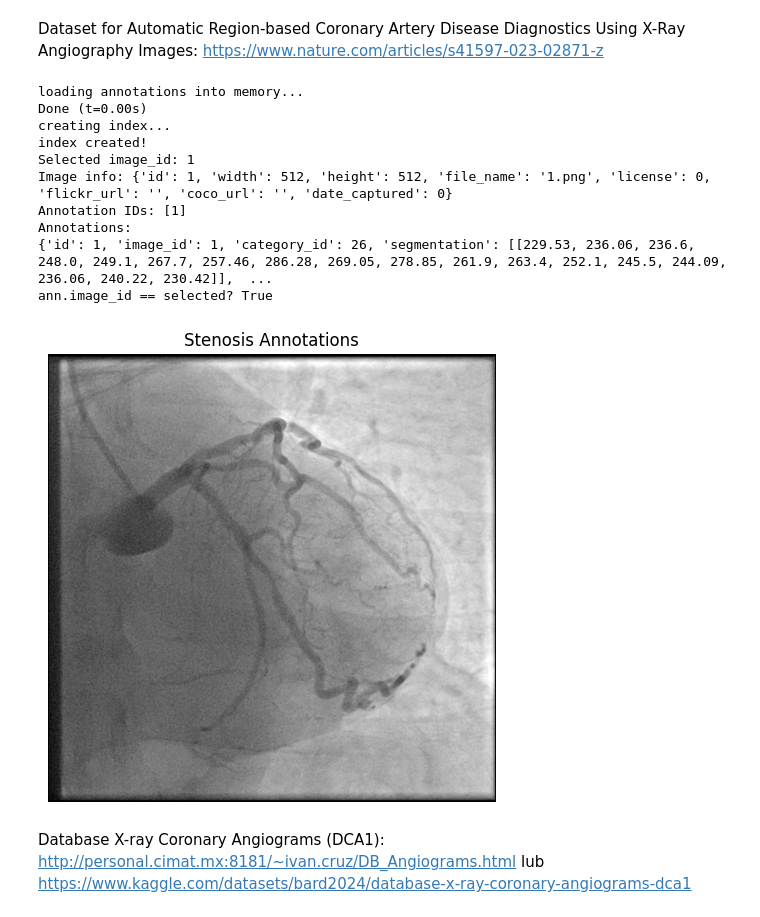
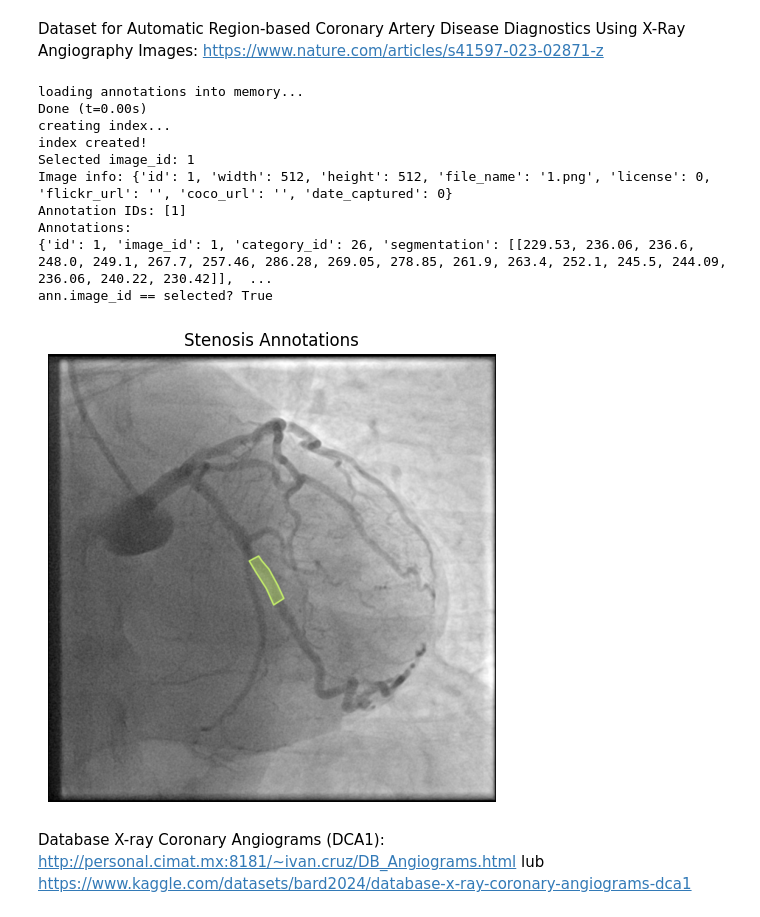
Before and after one commit to lkwinta/coronary-stenosis-detection, a Jupyter notebook: notebooks/datasets.ipynb, the cells around one changed output. Cells and saved outputs as stored; diff of their text form; code cells hidden in the pictures.

```diff
--- a/notebooks/datasets.ipynb
+++ b/notebooks/datasets.ipynb
@@ -29,6 +29,8 @@ extract_dir = "raw_datasets/arcade"
 download_and_unzip(url, zip_path, extract_dir)
 # %%
 from pycocotools.coco import COCO
+import matplotlib.pyplot as plt
+import numpy as np
 
 # na zbiorze train ten kod nie zadziala ponieważ z jakiegos powodu id annotacji są zduplikowane
 ROOT = "raw_datasets/arcade/arcade/stenosis/test"
@@ -38,35 +40,45 @@ ANN_FILE = os.path.join(ROOT, "annotations", "test.json")
 coco = COCO(ANN_FILE)
 
 img_id = coco.getImgIds()[0]
 print("Selected image_id:", img_id)
 
 img_info = coco.loadImgs([img_id])[0]
 print("Image info:", img_info)
 
 img = cv2.imread(os.path.join(IMG_DIR, img_info["file_name"]), cv2.IMREAD_GRAYSCALE)
 
 ann_ids = coco.getAnnIds(imgIds=[img_id])
 print("Annotation IDs:", ann_ids)
 
 anns = coco.loadAnns(ann_ids)
 print("Annotations:")
 for ann in anns:
     print(ann)
     print("ann.image_id == selected?", ann["image_id"] == img_id)
 
-show_image(img, titles=["Stenosis Annotations"])
+fig, ax = plt.subplots(figsize=(8, 8))
+ax.imshow(img, cmap="gray")
+ax.axis("off")
+plt.sca(ax)
+coco.showAnns(anns)
+fig.subplots_adjust(left=0, right=1, top=1, bottom=0)
+fig.canvas.draw()
+img_with_anns = np.array(fig.canvas.renderer.buffer_rgba(), dtype=np.uint8)[..., :3]
+plt.close(fig)
+
+show_image(img_with_anns, titles=["Stenosis Annotations"])
 # %% [output]
 loading annotations into memory...
 Done (t=0.00s)
 creating index...
 index created!
 Selected image_id: 1
 Image info: {'id': 1, 'width': 512, 'height': 512, 'file_name': '1.png', 'license': 0, 'flickr_url': '', 'coco_url': '', 'date_captured': 0}
 Annotation IDs: [1]
 Annotations:
 {'id': 1, 'image_id': 1, 'category_id': 26, 'segmentation': [[229.53, 236.06, 236.6, 248.0, 249.1, 267.7, 257.46, 286.28, 269.05, 278.85, 261.9, 263.4, 252.1, 245.5, 244.09, 236.06, 240.22, 230.42]],  ...
 ann.image_id == selected? True
-[figure, old version]
+[figure, new version]
 # %% [markdown]
 Database X-ray Coronary Angiograms (DCA1): http://personal.cimat.mx:8181/~ivan.cruz/DB_Angiograms.html lub https://www.kaggle.com/datasets/bard2024/database-x-ray-coronary-angiograms-dca1
 # %%
```
Also changed, not shown: 3 other files.
